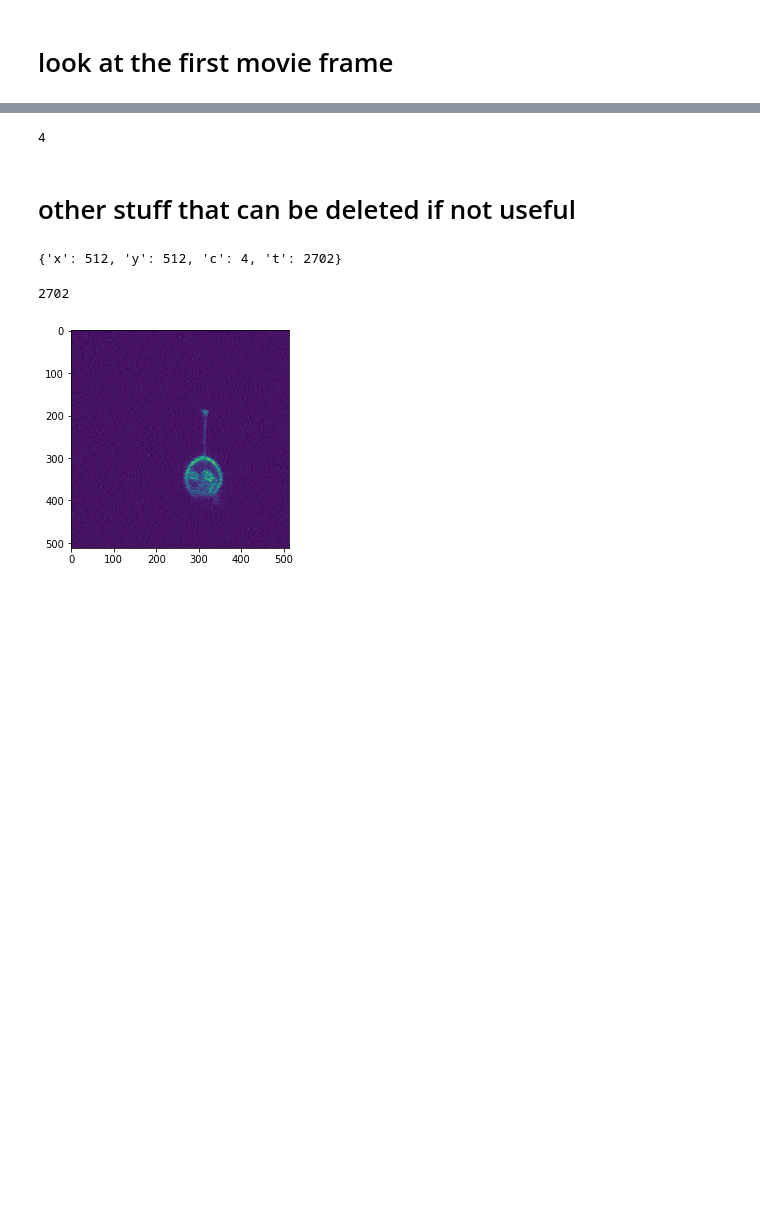
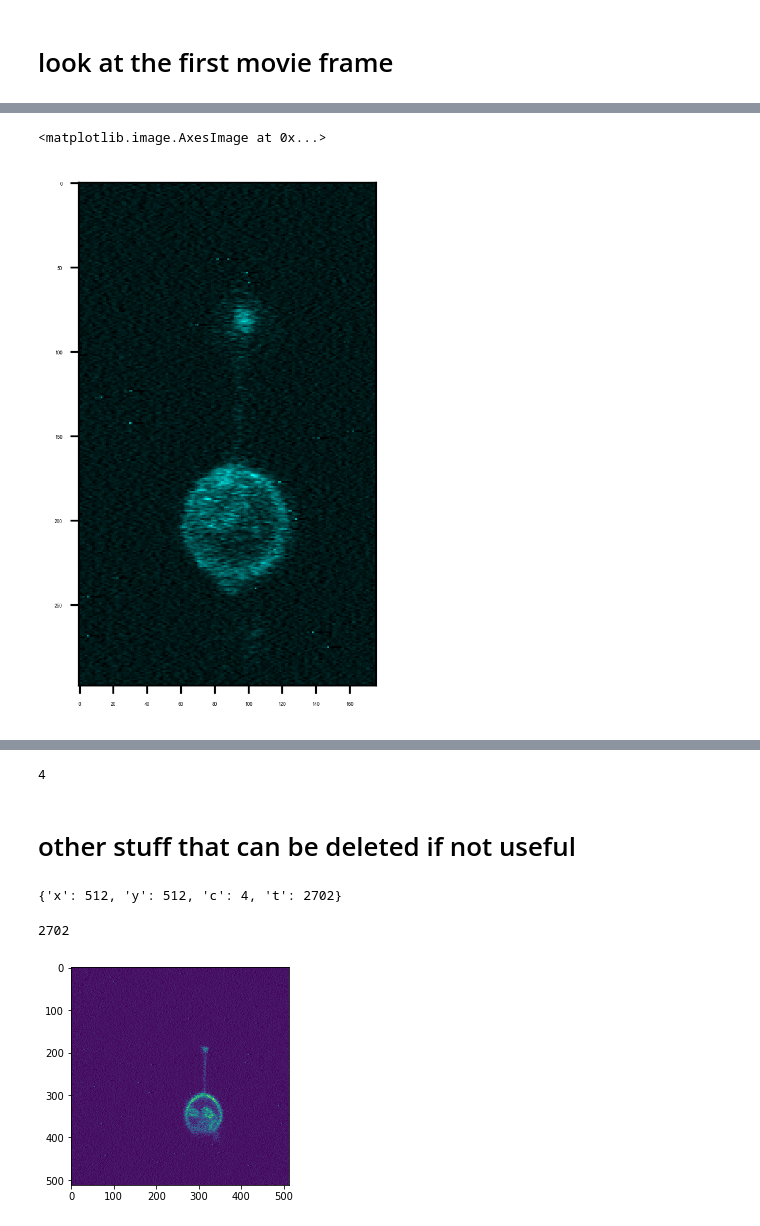
Before and after one commit to JohSchoeneberg/Confleezers, a Jupyter notebook: confleezers_data_analysis/tube__0_processMovieFile.ipynb, the cells around one changed output, grey strips where cells are left out. Drawn from its saved outputs; the diff is of its cells as text; code cells hidden in the pictures; blank space fills up the shorter version.

```diff
--- a/confleezers_data_analysis/tube__0_processMovieFile.ipynb
+++ b/confleezers_data_analysis/tube__0_processMovieFile.ipynb
@@ -72,0 +128,6 @@ plt.imshow(movie[3],cmap=cmap_ch3)
+# %%
+plt.figure(dpi=300)
+plt.imshow(movie[0][yStart:yStart+yHeight,xStart:xStart+xWidth],cmap=cmap_ch0)
+# %% [output]
+<matplotlib.image.AxesImage at 0x...>
+[figure, added]
```
Also changed, not shown: parts of 11 cells of this notebook.
